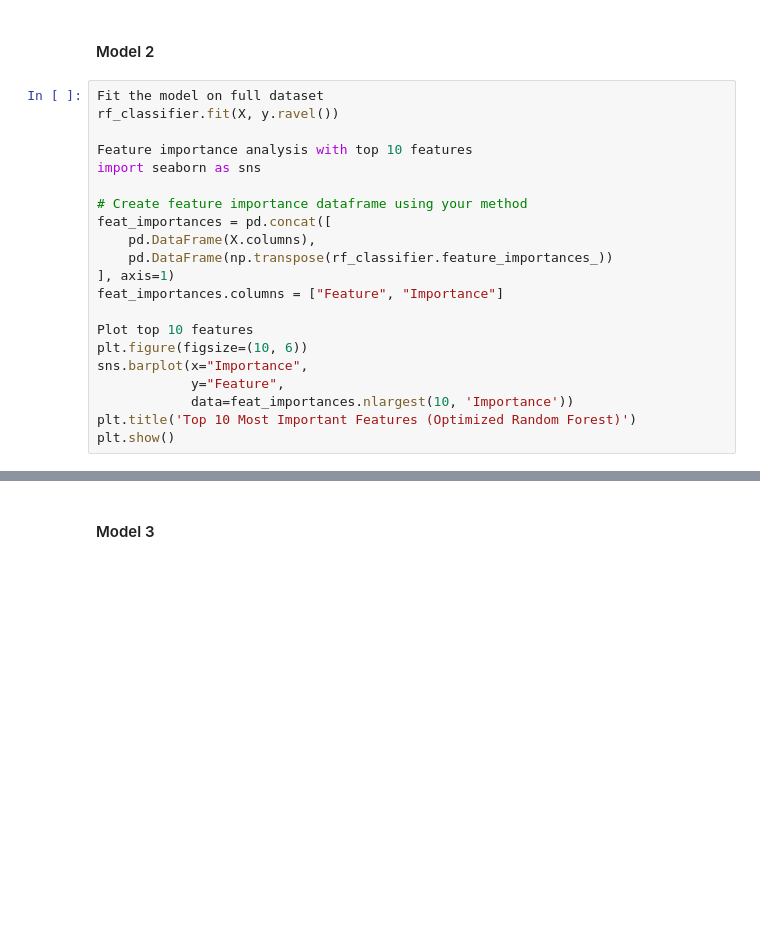
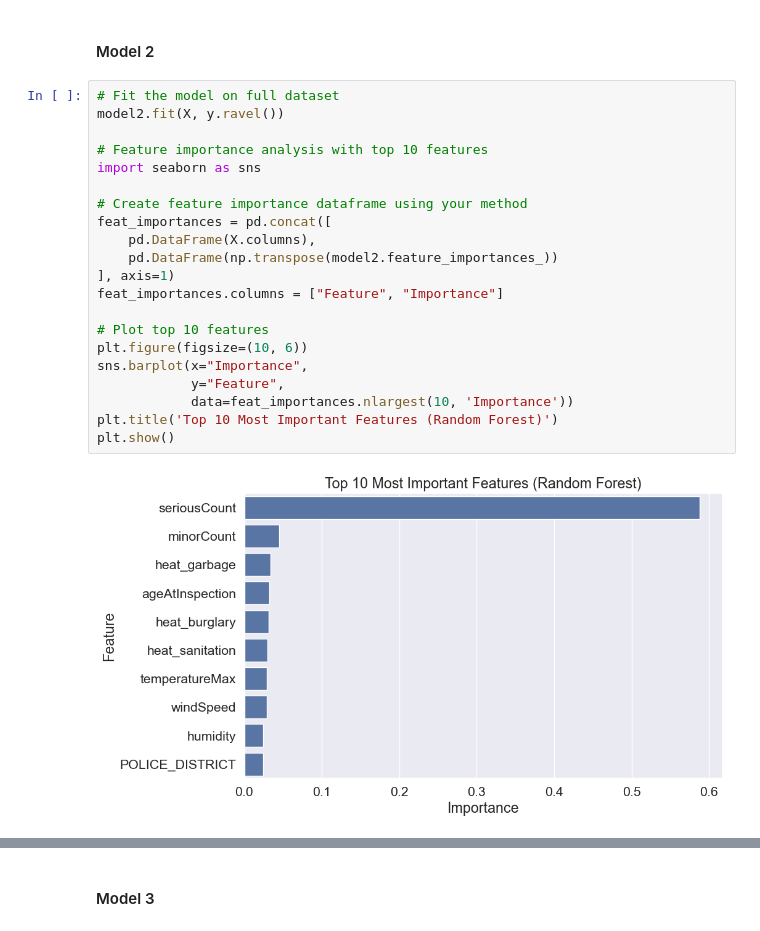
Before and after one commit to cindyalvar/Computational-Social-Science-Projects, a Jupyter notebook: Project 3/Project 3_Alvarez.ipynb, the cells around one changed output, grey strips where cells are left out. Saved outputs shown, nothing was run; the diff lists cells and outputs as text; blank space fills up the shorter version.

```diff
--- a/Project 3/Project 3_Alvarez.ipynb
+++ b/Project 3/Project 3_Alvarez.ipynb
@@ -697,23 +747,25 @@ print(logit_data.sort_values('abs_coef', ascending=False))
 # %% [markdown]
 #### Model 2
 # %%
-Fit the model on full dataset
-rf_classifier.fit(X, y.ravel())
+# Fit the model on full dataset
+model2.fit(X, y.ravel())
 
-Feature importance analysis with top 10 features
+# Feature importance analysis with top 10 features
 import seaborn as sns
 
 # Create feature importance dataframe using your method
 feat_importances = pd.concat([
     pd.DataFrame(X.columns),
-    pd.DataFrame(np.transpose(rf_classifier.feature_importances_))
+    pd.DataFrame(np.transpose(model2.feature_importances_))
 ], axis=1)
 feat_importances.columns = ["Feature", "Importance"]
 
-Plot top 10 features
+# Plot top 10 features
 plt.figure(figsize=(10, 6))
 sns.barplot(x="Importance",
             y="Feature",
             data=feat_importances.nlargest(10, 'Importance'))
-plt.title('Top 10 Most Important Features (Optimized Random Forest)')
+plt.title('Top 10 Most Important Features (Random Forest)')
 plt.show()
+# %% [output]
+[figure, added]
```
Also changed, not shown: parts of 12 cells of this notebook.
